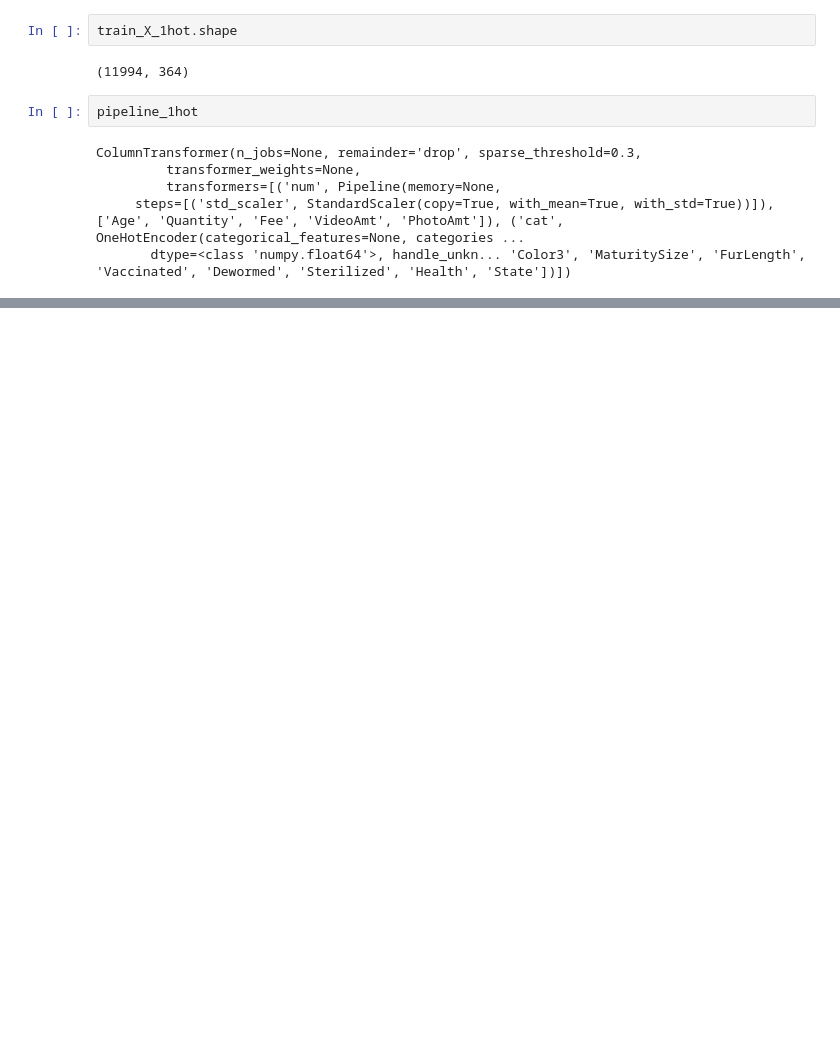
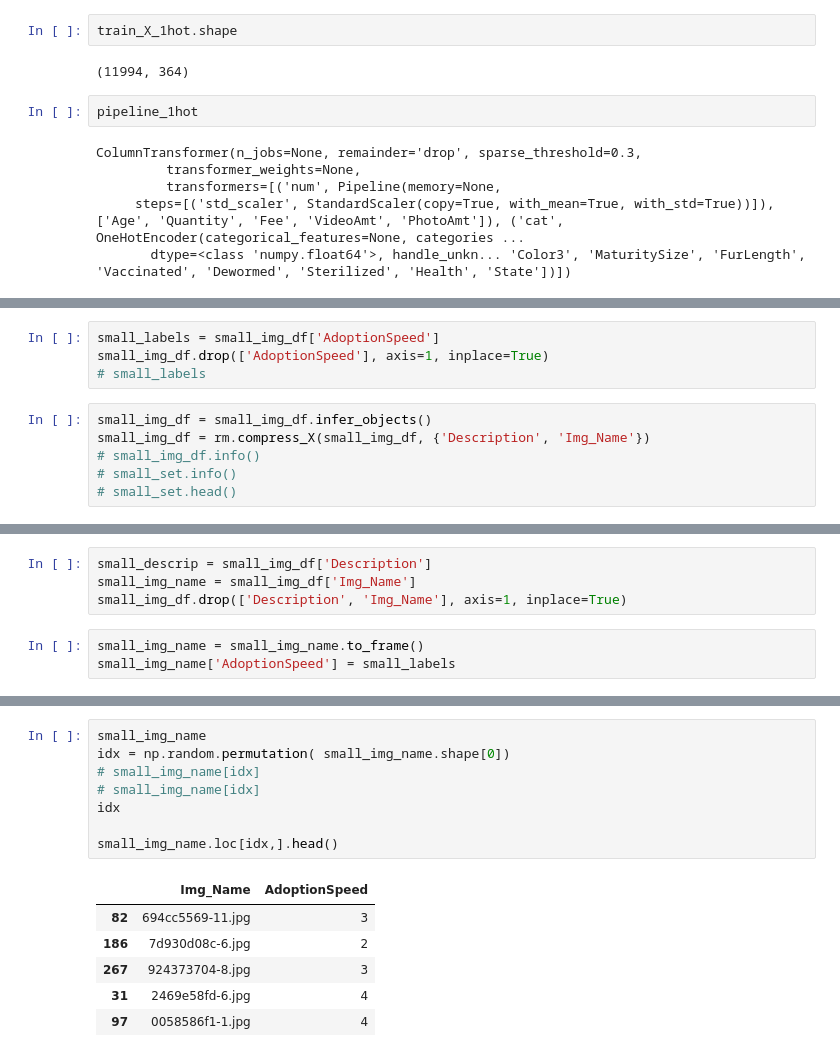
Before and after one commit to JinLi711/PetFinder, a Jupyter notebook: preprocess/test_preprocess.ipynb, the cells around one changed output, grey strips where cells are left out. Saved outputs shown, nothing was run; the diff lists cells and outputs as text; blank space fills up the shorter version.

```diff
--- a/preprocess/test_preprocess.ipynb
+++ b/preprocess/test_preprocess.ipynb
@@ -207,0 +360,10 @@ ColumnTransformer(n_jobs=None, remainder='drop', sparse_threshold=0.3,
+# %%
+small_labels = small_img_df['AdoptionSpeed']
+small_img_df.drop(['AdoptionSpeed'], axis=1, inplace=True)
+# small_labels
+# %%
+small_img_df = small_img_df.infer_objects()
+small_img_df = rm.compress_X(small_img_df, {'Description', 'Img_Name'})
+# small_img_df.info()
+# small_set.info()
+# small_set.head()
@@ -207,0 +388,7 @@ ColumnTransformer(n_jobs=None, remainder='drop', sparse_threshold=0.3,
+# %%
+small_descrip = small_img_df['Description']
+small_img_name = small_img_df['Img_Name']
+small_img_df.drop(['Description', 'Img_Name'], axis=1, inplace=True)
+# %%
+small_img_name = small_img_name.to_frame()
+small_img_name['AdoptionSpeed'] = small_labels
@@ -207,0 +447,15 @@ ColumnTransformer(n_jobs=None, remainder='drop', sparse_threshold=0.3,
+# %%
+small_img_name
+idx = np.random.permutation( small_img_name.shape[0])
+# small_img_name[idx]
+# small_img_name[idx]
+idx
+
+small_img_name.loc[idx,].head()
+# %% [output]
+|  | Img_Name | AdoptionSpeed |
+| 82 | 694cc5569-11.jpg | 3 |
+| 186 | 7d930d08c-6.jpg | 2 |
+| 267 | 924373704-8.jpg | 3 |
+| 31 | 2469e58fd-6.jpg | 4 |
+| 97 | 0058586f1-1.jpg | 4 |
```
Also changed, not shown: parts of 34 cells of this notebook, 1 other file.
